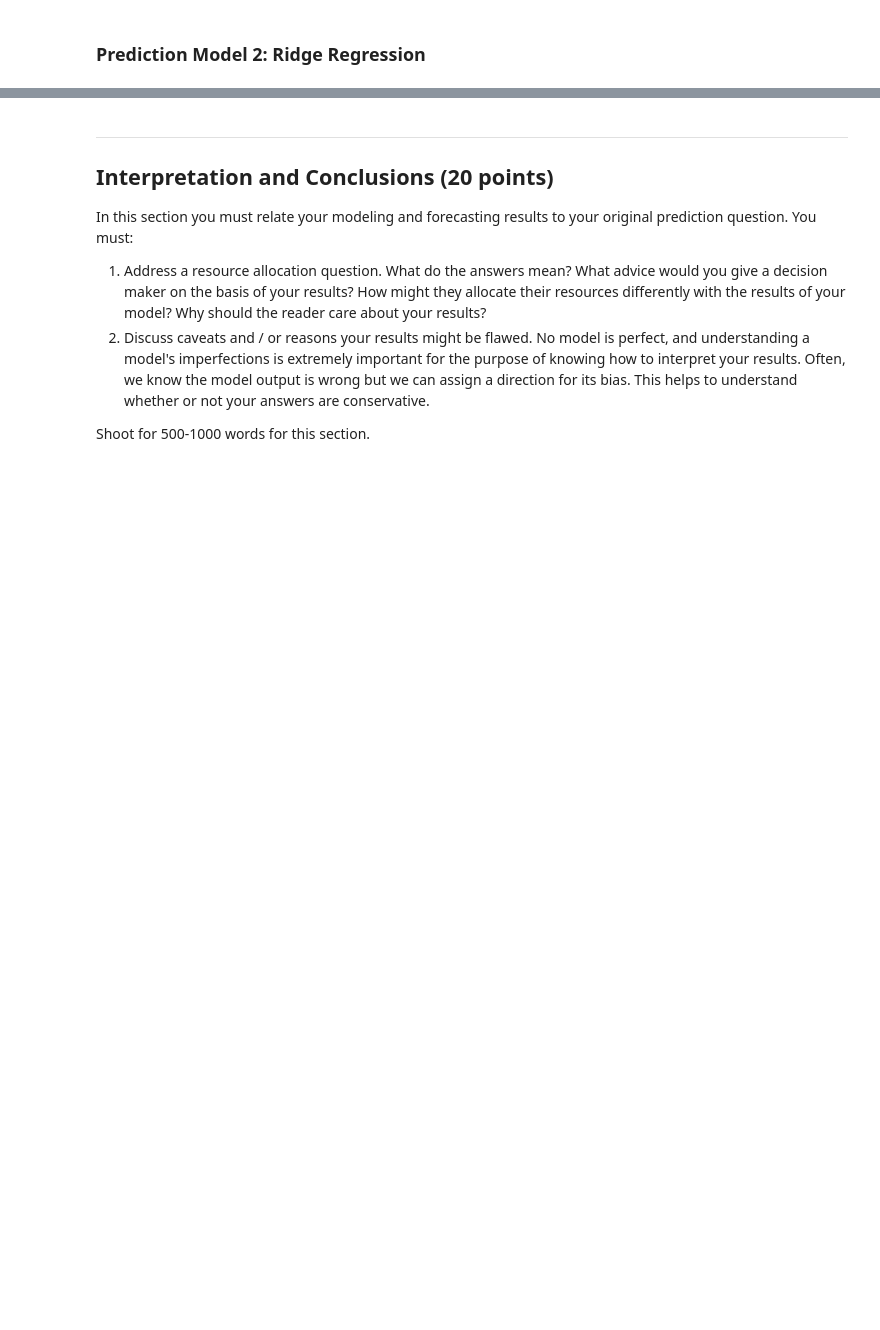
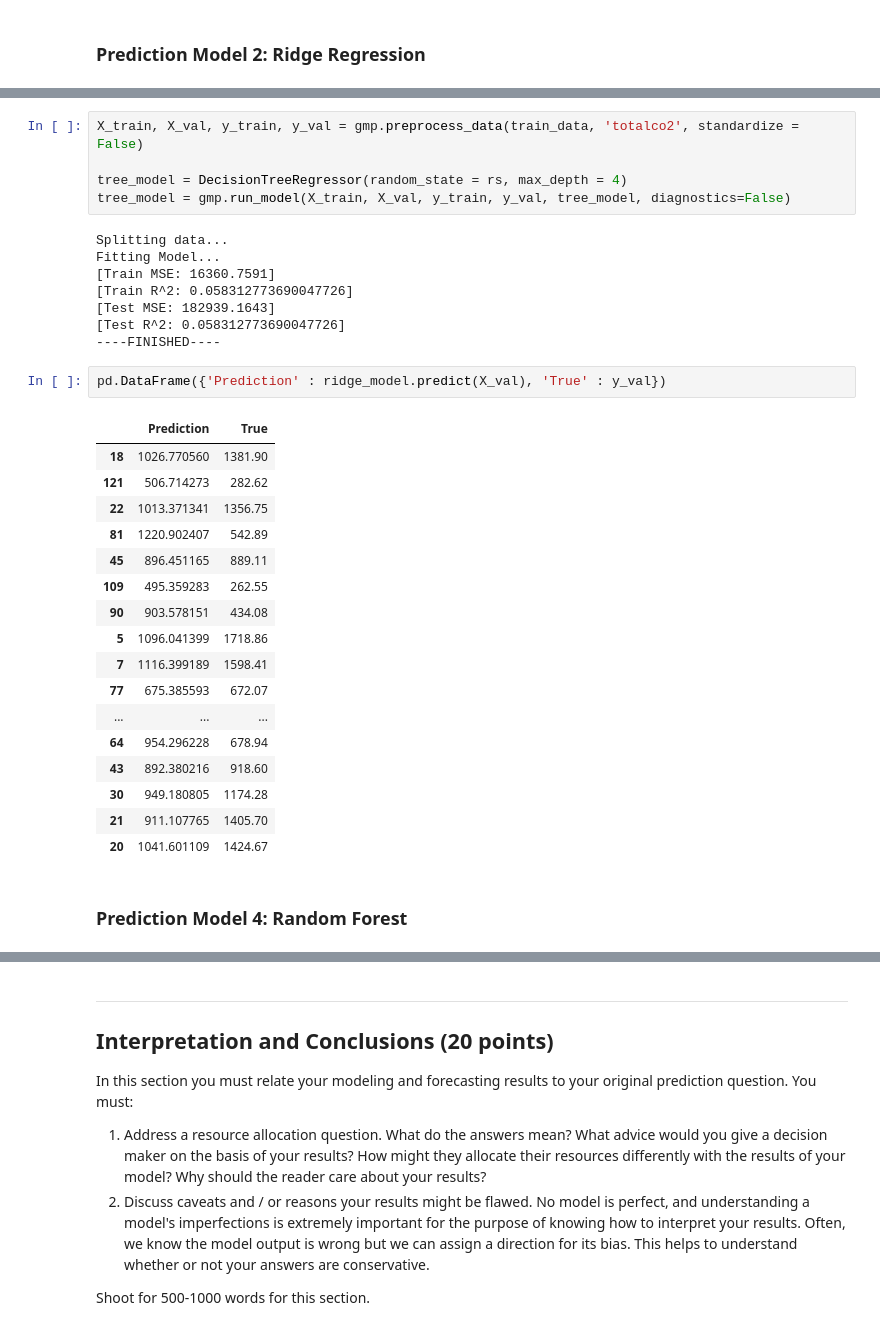
Before and after one commit to vincent-lao/carbon-footprint, a Jupyter notebook: code/model/food-carbon-footprint-models.ipynb, the cells around one changed output, grey strips where cells are left out. Saved outputs shown, nothing was run; the diff lists cells and outputs as text; blank space fills up the shorter version.

```diff
--- a/code/model/food-carbon-footprint-models.ipynb
+++ b/code/model/food-carbon-footprint-models.ipynb
@@ -107,0 +109,35 @@ print('[Test R^2:', str(r_2) + ']')
+# %%
+X_train, X_val, y_train, y_val = gmp.preprocess_data(train_data, 'totalco2', standardize = False)
+
+tree_model = DecisionTreeRegressor(random_state = rs, max_depth = 4)
+tree_model = gmp.run_model(X_train, X_val, y_train, y_val, tree_model, diagnostics=False)
+# %% [output]
+Splitting data...
+Fitting Model...
+[Train MSE: 16360.7591]
+[Train R^2: 0.058312773690047726]
+[Test MSE: 182939.1643]
+[Test R^2: 0.058312773690047726]
+----FINISHED----
+# %%
+pd.DataFrame({'Prediction' : ridge_model.predict(X_val), 'True' : y_val})
+# %% [output]
+|  | Prediction | True |
+| 18 | 1026.770560 | 1381.90 |
+| 121 | 506.714273 | 282.62 |
+| 22 | 1013.371341 | 1356.75 |
+| 81 | 1220.902407 | 542.89 |
+| 45 | 896.451165 | 889.11 |
+| 109 | 495.359283 | 262.55 |
+| 90 | 903.578151 | 434.08 |
+| 5 | 1096.041399 | 1718.86 |
+| 7 | 1116.399189 | 1598.41 |
+| 77 | 675.385593 | 672.07 |
+| ... | ... | ... |
+| 64 | 954.296228 | 678.94 |
+| 43 | 892.380216 | 918.60 |
+| 30 | 949.180805 | 1174.28 |
+| 21 | 911.107765 | 1405.70 |
+| 20 | 1041.601109 | 1424.67 |
+# %% [markdown]
+### Prediction Model 4: Random Forest
```
Also changed, not shown: parts of 11 cells of this notebook.
